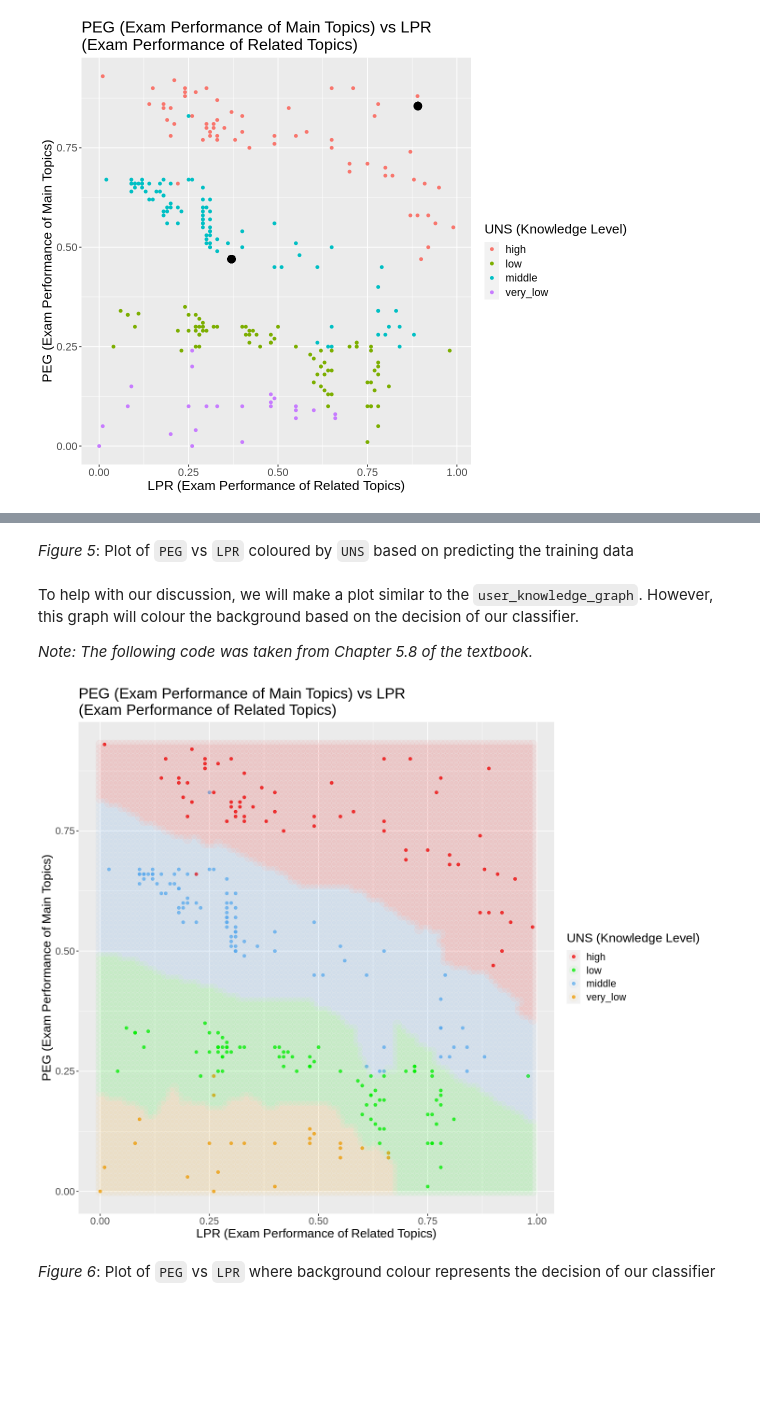
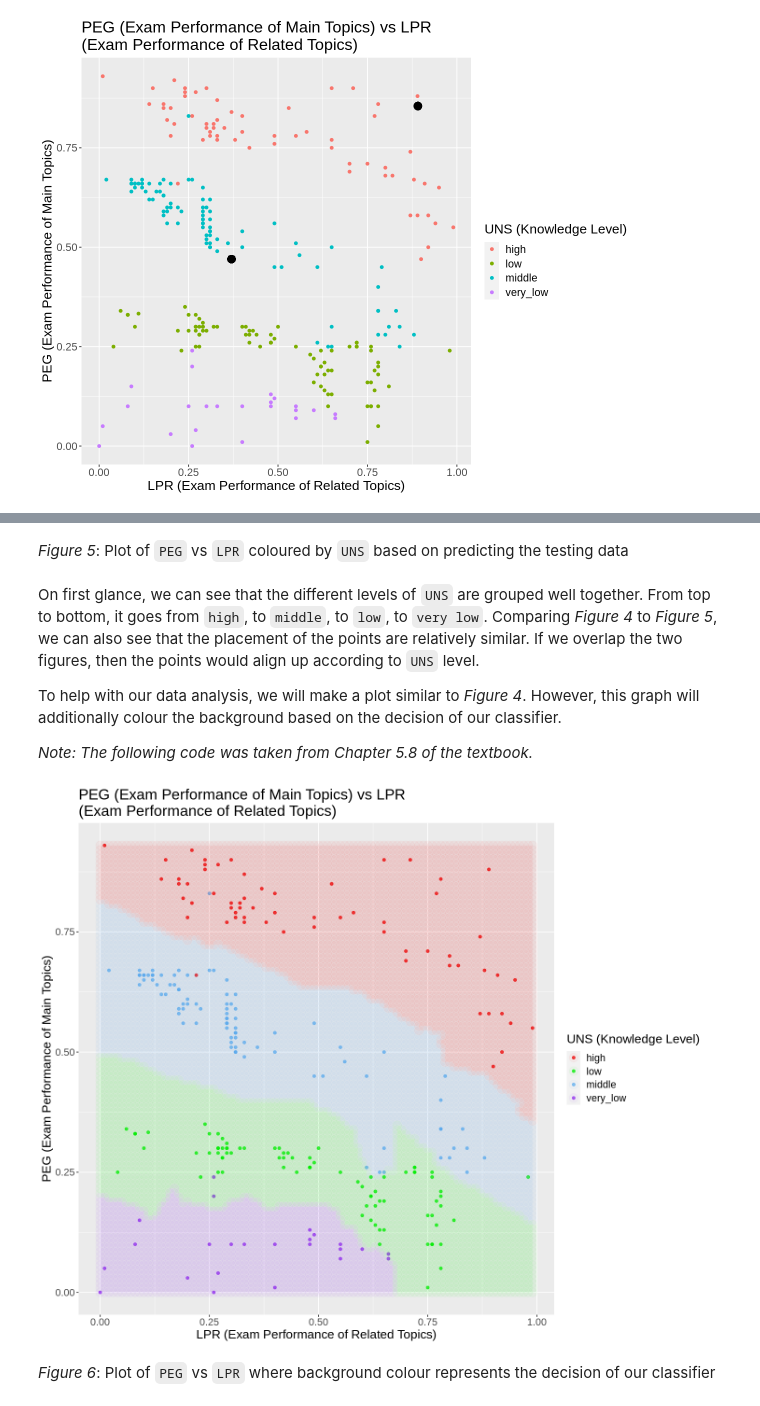
Before and after one commit to Wills-Hao/DSCI-100-project, a Jupyter notebook: group_project_final.ipynb, the cells around one changed output, grey strips where cells are left out. Saved outputs shown, nothing was run; the diff lists cells and outputs as text; code cells hidden in the pictures; blank space fills up the shorter version.

```diff
--- a/group_project_final.ipynb
+++ b/group_project_final.ipynb
@@ -575,7 +598,9 @@ predictions_graph
 # %% [markdown]
-*Figure 5*: Plot of `PEG` vs `LPR` coloured by `UNS` based on predicting the training data
+*Figure 5*: Plot of `PEG` vs `LPR` coloured by `UNS` based on predicting the testing data
 # %% [markdown]
-To help with our discussion, we will make a plot similar to the `user_knowledge_graph`. However, this graph will colour the background based on the decision of our classifier.
+On first glance, we can see that the different levels of `UNS` are grouped well together. From top to bottom, it goes from `high`, to `middle`, to `low`, to `very low`. Comparing *Figure 4* to *Figure 5*, we can also see that the placement of the points are relatively similar. If we overlap the two figures, then the points would align up according to `UNS` level.
+
+To help with our data analysis, we will make a plot similar to *Figure 4*. However, this graph will additionally colour the background based on the decision of our classifier.
 
 *Note: The following code was taken from Chapter 5.8 of the textbook.*
 # %%
@@ -589,34 +614,34 @@ smo_grid <- seq(min(user_knowledge$PEG),
                 max(user_knowledge$PEG),
                 length.out = 100)
 
 asgrid <- as_tibble(expand.grid(LPR = are_grid,
                                 PEG = smo_grid))
 
 knnPredGrid <- predict(user_knowledge_fit, asgrid)
 
 prediction_table <- bind_cols(knnPredGrid, asgrid) %>%
   rename(UNS = .pred_class)
 
 user_knowledge_graph_2 <- ggplot() +
     geom_point(data = user_knowledge,
                mapping = aes(x = LPR,
                              y = PEG,
                              color = UNS),
                alpha = 0.75) +
     geom_point(data = prediction_table,
                mapping = aes(x = LPR,
                              y = PEG,
                              color = UNS),
                alpha = 0.04,
                size = 5) +
     labs(x = "LPR (Exam Performance of Related Topics)", y = "PEG (Exam Performance of Main Topics)", color = "UNS (Knowledge Level)") +
     ggtitle("PEG (Exam Performance of Main Topics) vs LPR \n(Exam Performance of Related Topics)") +
     scale_color_manual(labels = c("high", "low", "middle", "very_low"),
-                       values = c("red2", "green2", "steelblue2", "orange2")) +
+                       values = c("red2", "green2", "steelblue2", "purple2")) +
     theme(text = element_text(size = 16))
 
 user_knowledge_graph_2
 # %% [output]
-[figure, old version]
+[figure, new version]
 # %% [markdown]
 *Figure 6*: Plot of `PEG` vs `LPR` where background colour represents the decision of our classifier
```
Also changed, not shown: parts of 27 cells of this notebook.
